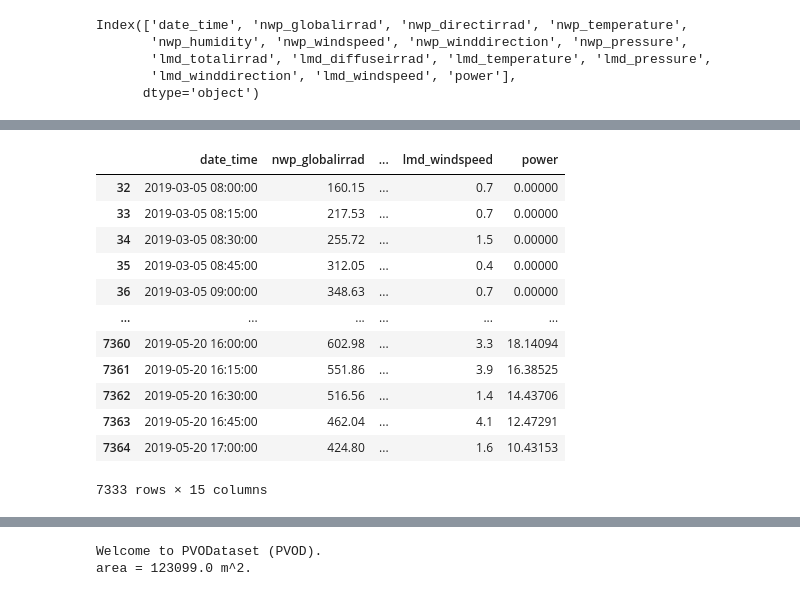
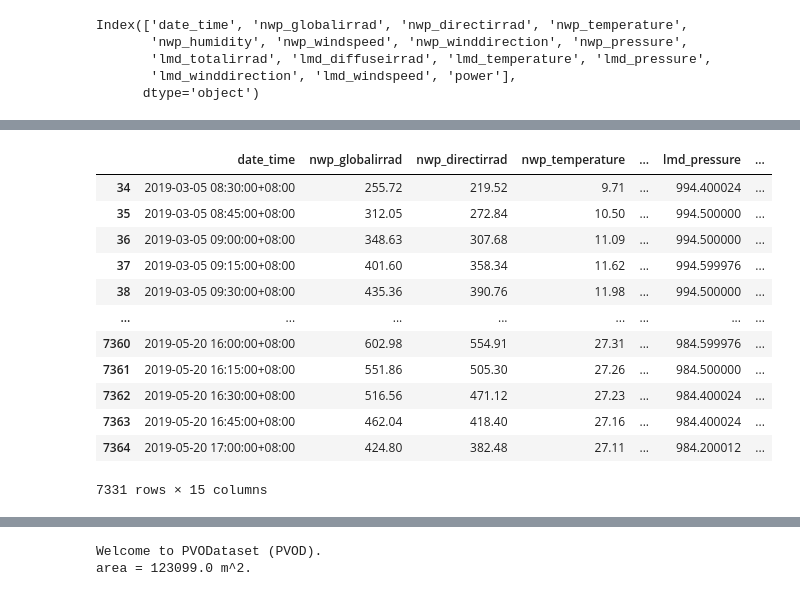
Before and after one commit to yaotc/PVODataset, a Jupyter notebook: src/SampleCode.ipynb, the cells around one changed output, grey strips where cells are left out. Drawn from its saved outputs; the diff is of its cells as text; code cells hidden in the pictures.

```diff
--- a/src/SampleCode.ipynb
+++ b/src/SampleCode.ipynb
@@ -3,7 +3,7 @@ from pvodataset import PVODataset, UDFClass, QCfunc
 import pandas as pd
 # %%
 # load PV output Dataset
-pvod = PVODataset(path="../datasets/")
+pvod = PVODataset(path="../datasets/",timezone="UTC+8")
 # %% [output]
 Welcome to PVODataset (PVOD).
 # %%
@@ -129,25 +129,25 @@ station01_info
 # %%
 # select data within date range
 pd.set_option('display.max_columns', 4)
 
-t1 = pd.to_datetime('2019/3/05 08:00')
-t2 = pd.to_datetime('2019/5/20 17:00')
+t1 = '2019/3/05 08:30'
+t2 = '2019/5/20 17:00'
 slice_data = pvod.select_daterange(station_id=5, start_date=t1, end_date=t2)
 slice_data
 # %% [output]
-|  | date_time | nwp_globalirrad | ... | lmd_windspeed | power |
-| 32 | 2019-03-05 08:00:00 | 160.15 | ... | 0.7 | 0.00000 |
-| 33 | 2019-03-05 08:15:00 | 217.53 | ... | 0.7 | 0.00000 |
-| 34 | 2019-03-05 08:30:00 | 255.72 | ... | 1.5 | 0.00000 |
-| 35 | 2019-03-05 08:45:00 | 312.05 | ... | 0.4 | 0.00000 |
-| 36 | 2019-03-05 09:00:00 | 348.63 | ... | 0.7 | 0.00000 |
-| ... | ... | ... | ... | ... | ... |
-| 7360 | 2019-05-20 16:00:00 | 602.98 | ... | 3.3 | 18.14094 |
-| 7361 | 2019-05-20 16:15:00 | 551.86 | ... | 3.9 | 16.38525 |
-| 7362 | 2019-05-20 16:30:00 | 516.56 | ... | 1.4 | 14.43706 |
-| 7363 | 2019-05-20 16:45:00 | 462.04 | ... | 4.1 | 12.47291 |
-| 7364 | 2019-05-20 17:00:00 | 424.80 | ... | 1.6 | 10.43153 |
+|  | date_time | nwp_globalirrad | nwp_directirrad | nwp_temperature | ... | lmd_pressure | ... |
+| 34 | 2019-03-05 08:30:00+08:00 | 255.72 | 219.52 | 9.71 | ... | 994.400024 | ... |
+| 35 | 2019-03-05 08:45:00+08:00 | 312.05 | 272.84 | 10.50 | ... | 994.500000 | ... |
+| 36 | 2019-03-05 09:00:00+08:00 | 348.63 | 307.68 | 11.09 | ... | 994.500000 | ... |
+| 37 | 2019-03-05 09:15:00+08:00 | 401.60 | 358.34 | 11.62 | ... | 994.599976 | ... |
+| 38 | 2019-03-05 09:30:00+08:00 | 435.36 | 390.76 | 11.98 | ... | 994.500000 | ... |
+| ... | ... | ... | ... | ... | ... | ... | ... |
+| 7360 | 2019-05-20 16:00:00+08:00 | 602.98 | 554.91 | 27.31 | ... | 984.599976 | ... |
+| 7361 | 2019-05-20 16:15:00+08:00 | 551.86 | 505.30 | 27.26 | ... | 984.500000 | ... |
+| 7362 | 2019-05-20 16:30:00+08:00 | 516.56 | 471.12 | 27.23 | ... | 984.400024 | ... |
+| 7363 | 2019-05-20 16:45:00+08:00 | 462.04 | 418.40 | 27.16 | ... | 984.400024 | ... |
+| 7364 | 2019-05-20 17:00:00+08:00 | 424.80 | 382.48 | 27.11 | ... | 984.200012 | ... |
-7333 rows × 15 columns
+7331 rows × 15 columns
 # %%
 # data intersection between 2 PV stations
 start, end = pvod.date_intersection(station_id_a=3, station_id_b=9)
```
Also changed, not shown: parts of 8 cells of this notebook, 6 other files.
